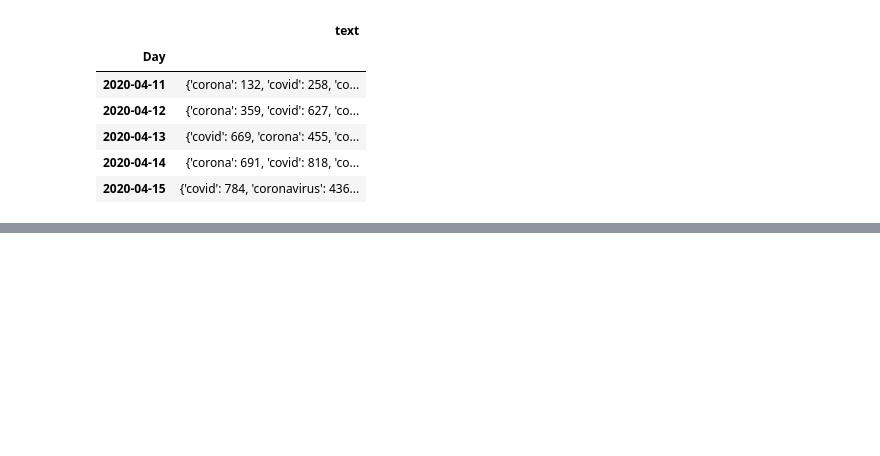
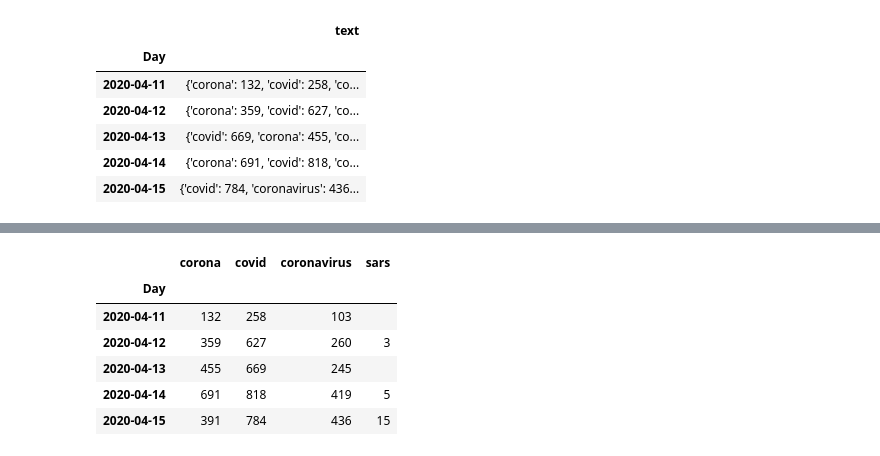
Before and after one commit to larissafv/squad5, a Jupyter notebook: CSV com Palavras Chave/Palavras chave.ipynb, the cells around one changed output, grey strips where cells are left out. Cells and saved outputs as stored; diff of their text form; code cells hidden in the pictures; blank space fills up the shorter version.

```diff
--- a/CSV com Palavras Chave/Palavras chave.ipynb
+++ b/CSV com Palavras Chave/Palavras chave.ipynb
@@ -124,2 +151,12 @@ tweets.head()
+# %%
+tweets.head()
+# %% [output]
+|  | corona | covid | coronavirus | sars |
+| Day |  |  |  |  |
+| 2020-04-11 | 132 | 258 | 103 |  |
+| 2020-04-12 | 359 | 627 | 260 | 3 |
+| 2020-04-13 | 455 | 669 | 245 |  |
+| 2020-04-14 | 691 | 818 | 419 | 5 |
+| 2020-04-15 | 391 | 784 | 436 | 15 |
 # %%
 tweets.to_csv('frequency.csv')
```
Also changed, not shown: parts of 4 cells of this notebook, 1 other file.
